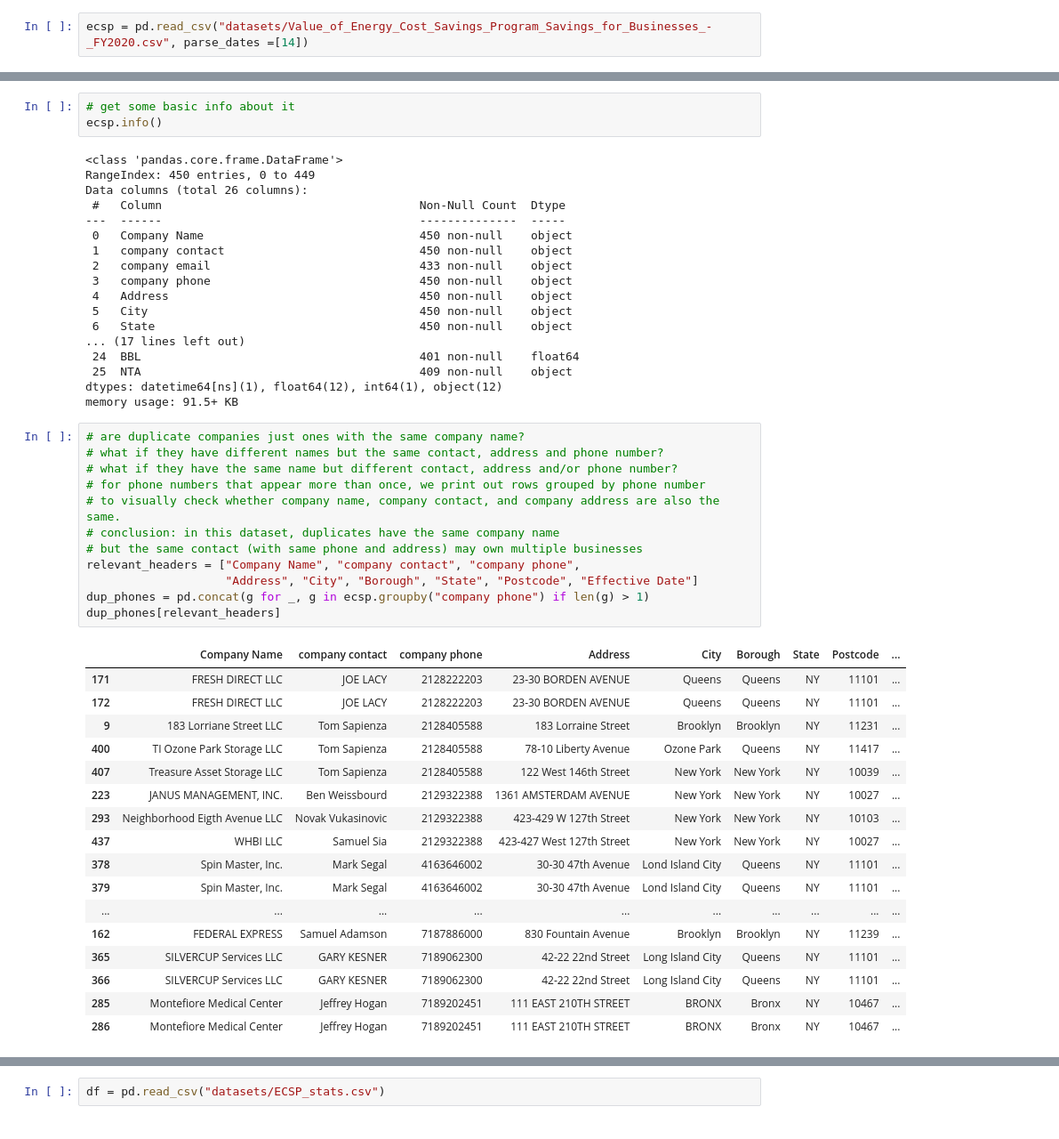
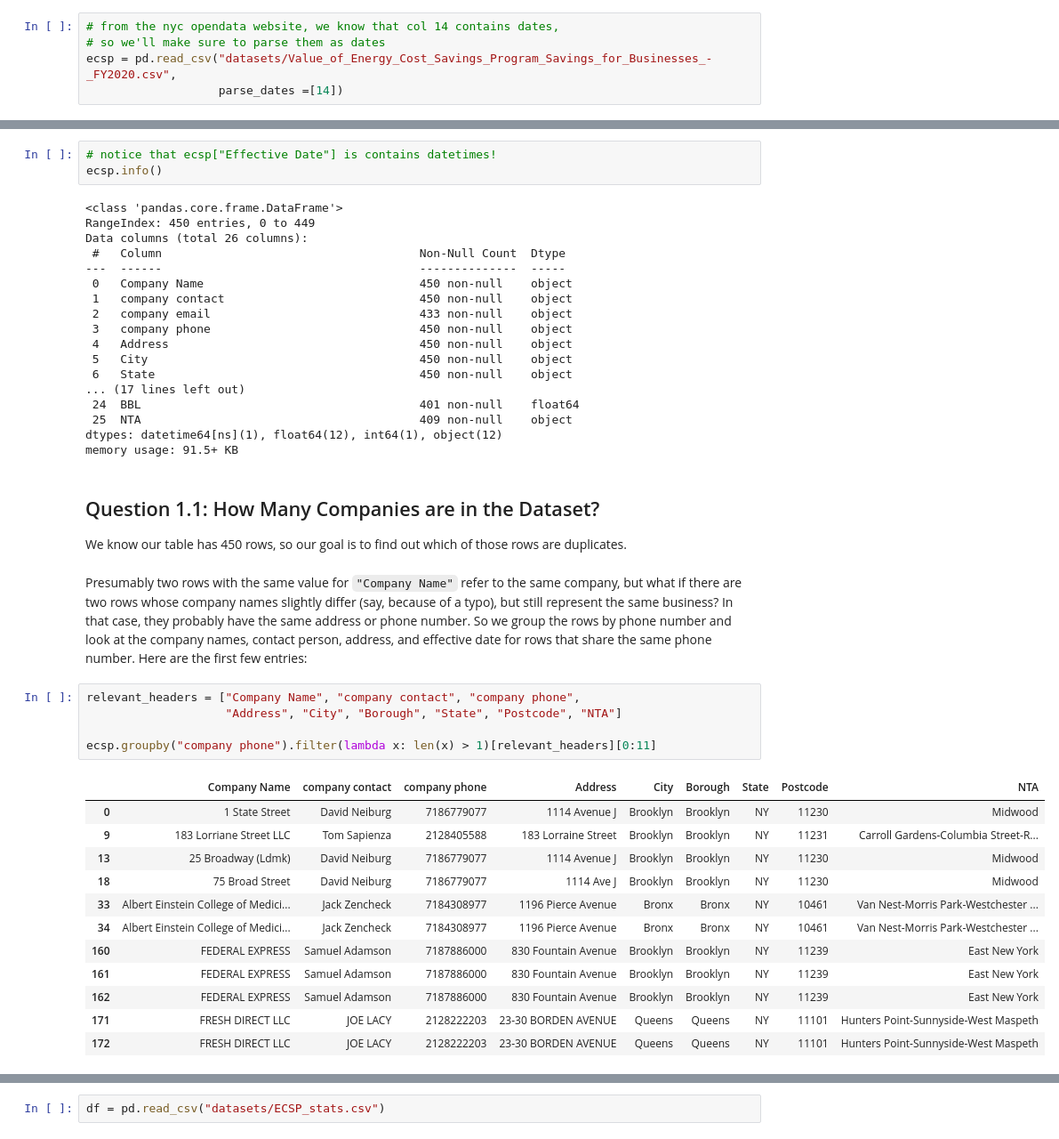
Before and after one commit to aberkoff/binder-framework, a Jupyter notebook: milestone0.ipynb, the cells around one changed output, grey strips where cells are left out. Shown at 89% size. Drawn from its saved outputs; the diff is of its cells as text.

```diff
--- a/milestone0.ipynb
+++ b/milestone0.ipynb
@@ -12,2 +27,5 @@ from brokenaxes import brokenaxes
 # %%
-ecsp = pd.read_csv("datasets/Value_of_Energy_Cost_Savings_Program_Savings_for_Businesses_-_FY2020.csv", parse_dates =[14])
+# from the nyc opendata website, we know that col 14 contains dates,
+# so we'll make sure to parse them as dates
+ecsp = pd.read_csv("datasets/Value_of_Energy_Cost_Savings_Program_Savings_for_Businesses_-_FY2020.csv",
+                   parse_dates =[14])
@@ -29,5 +51,5 @@ with pd.option_context('display.max_columns', None):
 # %%
-# get some basic info about it
+# notice that ecsp["Effective Date"] is contains datetimes!
 ecsp.info()
 # %% [output]
 <class 'pandas.core.frame.DataFrame'>
@@ -47,33 +69,26 @@ Data columns (total 26 columns):
  25  NTA                                        409 non-null    object
 dtypes: datetime64[ns](1), float64(12), int64(1), object(12)
 memory usage: 91.5+ KB
+# %% [markdown]
+## Question 1.1: How Many Companies are in the Dataset?
+We know our table has 450 rows, so our goal is to find out which of those rows are duplicates.
+# %% [markdown]
+Presumably two rows with the same value for `"Company Name"` refer to the same company, but what if there are two rows whose company names slightly differ (say, because of a typo), but still represent the same business? In that case, they probably have the same address or phone number. So we group the rows by phone number and look at the company names, contact person, address, and effective date for rows that share the same phone number.  Here are the first few entries:
 # %%
-# are duplicate companies just ones with the same company name?
-# what if they have different names but the same contact, address and phone number?
-# what if they have the same name but different contact, address and/or phone number?
-# for phone numbers that appear more than once, we print out rows grouped by phone number
-# to visually check whether company name, company contact, and company address are also the same.
-# conclusion: in this dataset, duplicates have the same company name
-# but the same contact (with same phone and address) may own multiple businesses
 relevant_headers = ["Company Name", "company contact", "company phone",
-                    "Address", "City", "Borough", "State", "Postcode", "Effective Date"]
-dup_phones = pd.concat(g for _, g in ecsp.groupby("company phone") if len(g) > 1)
-dup_phones[relevant_headers]
+                    "Address", "City", "Borough", "State", "Postcode", "NTA"]
+
+ecsp.groupby("company phone").filter(lambda x: len(x) > 1)[relevant_headers][0:11]
 # %% [output]
-|  | Company Name | company contact | company phone | Address | City | Borough | State | Postcode | ... |
-| 171 | FRESH DIRECT LLC | JOE LACY | 2128222203 | 23-30 BORDEN AVENUE | Queens | Queens | NY | 11101 | ... |
-| 172 | FRESH DIRECT LLC | JOE LACY | 2128222203 | 23-30 BORDEN AVENUE | Queens | Queens | NY | 11101 | ... |
-| 9 | 183 Lorriane Street LLC | Tom Sapienza | 2128405588 | 183 Lorraine Street | Brooklyn | Brooklyn | NY | 11231 | ... |
-| 400 | TI Ozone Park Storage LLC | Tom Sapienza | 2128405588 | 78-10 Liberty Avenue | Ozone Park | Queens | NY | 11417 | ... |
-| 407 | Treasure Asset Storage LLC | Tom Sapienza | 2128405588 | 122 West 146th Street | New York | New York | NY | 10039 | ... |
-| 223 | JANUS MANAGEMENT, INC. | Ben Weissbourd | 2129322388 | 1361 AMSTERDAM AVENUE | New York | New York | NY | 10027 | ... |
-| 293 | Neighborhood Eigth Avenue LLC | Novak Vukasinovic | 2129322388 | 423-429 W 127th Street | New York | New York | NY | 10103 | ... |
-| 437 | WHBI LLC | Samuel Sia | 2129322388 | 423-427 West 127th Street | New York | New York | NY | 10027 | ... |
-| 378 | Spin Master, Inc. | Mark Segal | 4163646002 | 30-30 47th Avenue | Lond Island City | Queens | NY | 11101 | ... |
-| 379 | Spin Master, Inc. | Mark Segal | 4163646002 | 30-30 47th Avenue | Lond Island City | Queens | NY | 11101 | ... |
-| ... | ... | ... | ... | ... | ... | ... | ... | ... | ... |
-| 162 | FEDERAL EXPRESS | Samuel Adamson | 7187886000 | 830 Fountain Avenue | Brooklyn | Brooklyn | NY | 11239 | ... |
-| 365 | SILVERCUP Services LLC | GARY KESNER | 7189062300 | 42-22 22nd Street | Long Island City | Queens | NY | 11101 | ... |
-| 366 | SILVERCUP Services LLC | GARY KESNER | 7189062300 | 42-22 22nd Street | Long Island City | Queens | NY | 11101 | ... |
-| 285 | Montefiore Medical Center | Jeffrey Hogan | 7189202451 | 111 EAST 210TH STREET | BRONX | Bronx | NY | 10467 | ... |
-| 286 | Montefiore Medical Center | Jeffrey Hogan | 7189202451 | 111 EAST 210TH STREET | BRONX | Bronx | NY | 10467 | ... |
+|  | Company Name | company contact | company phone | Address | City | Borough | State | Postcode | NTA |
+| 0 | 1 State Street | David Neiburg | 7186779077 | 1114 Avenue J | Brooklyn | Brooklyn | NY | 11230 | Midwood |
+| 9 | 183 Lorriane Street LLC | Tom Sapienza | 2128405588 | 183 Lorraine Street | Brooklyn | Brooklyn | NY | 11231 | Carroll Gardens-Columbia Street-R... |
+| 13 | 25 Broadway (Ldmk) | David Neiburg | 7186779077 | 1114 Avenue J | Brooklyn | Brooklyn | NY | 11230 | Midwood |
+| 18 | 75 Broad Street | David Neiburg | 7186779077 | 1114 Ave J | Brooklyn | Brooklyn | NY | 11230 | Midwood |
+| 33 | Albert Einstein College of Medici... | Jack Zencheck | 7184308977 | 1196 Pierce Avenue | Bronx | Bronx | NY | 10461 | Van Nest-Morris Park-Westchester ... |
+| 34 | Albert Einstein College of Medici... | Jack Zencheck | 7184308977 | 1196 Pierce Avenue | Bronx | Bronx | NY | 10461 | Van Nest-Morris Park-Westchester ... |
+| 160 | FEDERAL EXPRESS | Samuel Adamson | 7187886000 | 830 Fountain Avenue | Brooklyn | Brooklyn | NY | 11239 | East New York |
+| 161 | FEDERAL EXPRESS | Samuel Adamson | 7187886000 | 830 Fountain Avenue | Brooklyn | Brooklyn | NY | 11239 | East New York |
+| 162 | FEDERAL EXPRESS | Samuel Adamson | 7187886000 | 830 Fountain Avenue | Brooklyn | Brooklyn | NY | 11239 | East New York |
+| 171 | FRESH DIRECT LLC | JOE LACY | 2128222203 | 23-30 BORDEN AVENUE | Queens | Queens | NY | 11101 | Hunters Point-Sunnyside-West Maspeth |
+| 172 | FRESH DIRECT LLC | JOE LACY | 2128222203 | 23-30 BORDEN AVENUE | Queens | Queens | NY | 11101 | Hunters Point-Sunnyside-West Maspeth |
```
Also changed, not shown: parts of 43 cells of this notebook.
